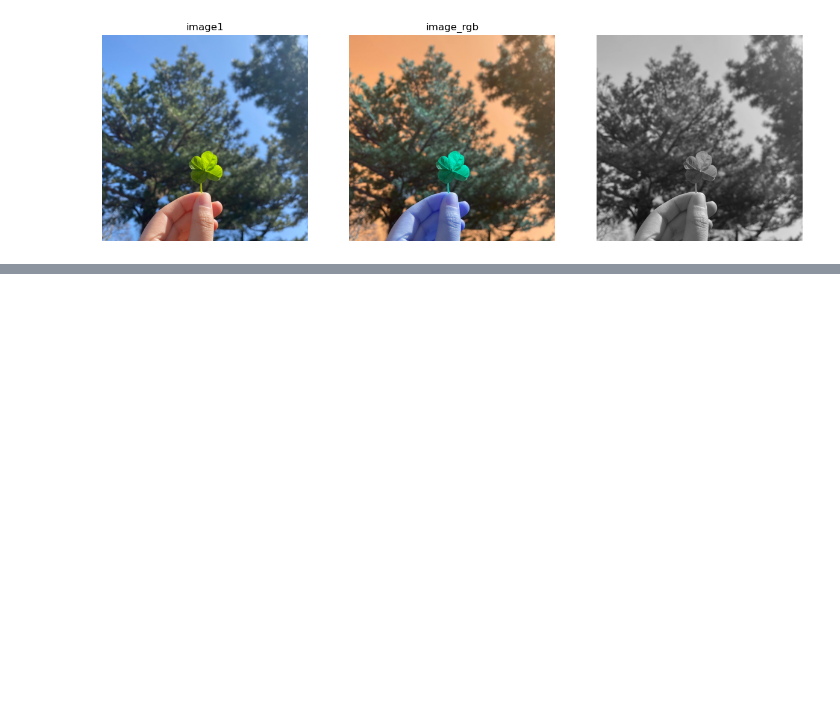
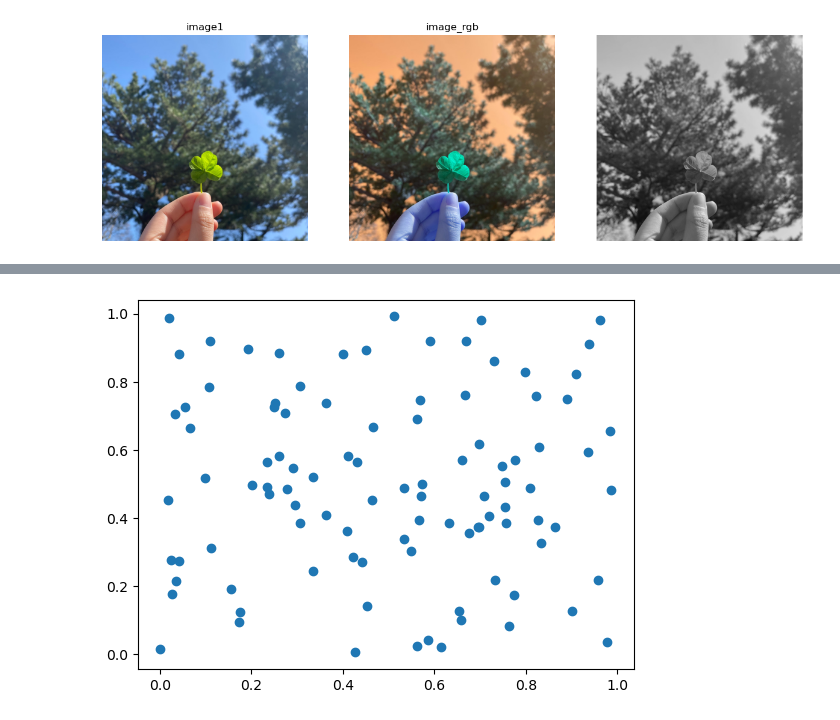
Before and after one commit to Hyeonjun-Heo/fast-campus-computer-vision, a Jupyter notebook: Part2/chapter_1/CH 01_04/exp2.ipynb, the cells around one changed output, grey strips where cells are left out. Cells and saved outputs as stored; diff of their text form; code cells hidden in the pictures; blank space fills up the shorter version.

```diff
--- a/Part2/chapter_1/exp2.ipynb
+++ b/Part2/chapter_1/CH 01_04/exp2.ipynb
@@ -41,0 +65,8 @@ plt.show()
+# %%
+## 산점도
+a = rand(100)
+b = rand(100)
+plt.scatter(a,b)
+plt.show()
+# %% [output]
+[figure, added]
```
Also changed, not shown: parts of 4 cells of this notebook, 5 other files.
